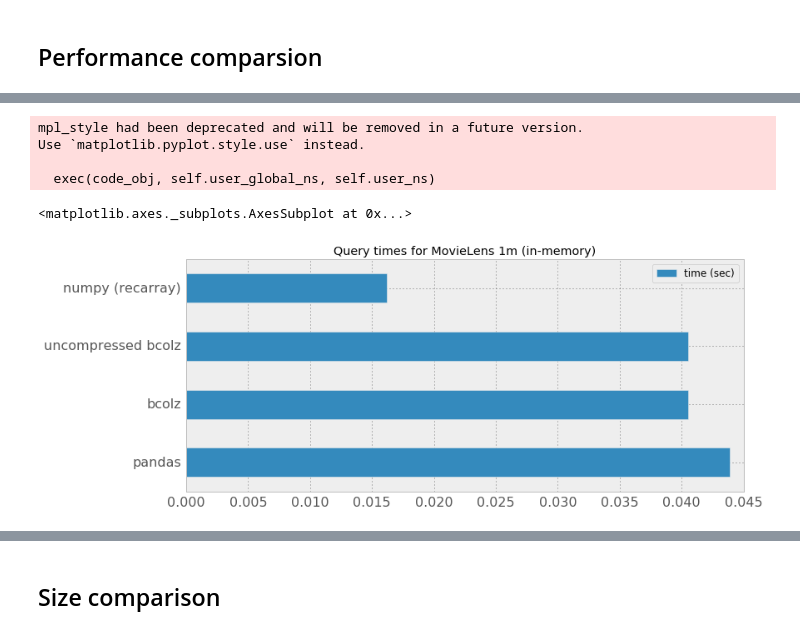
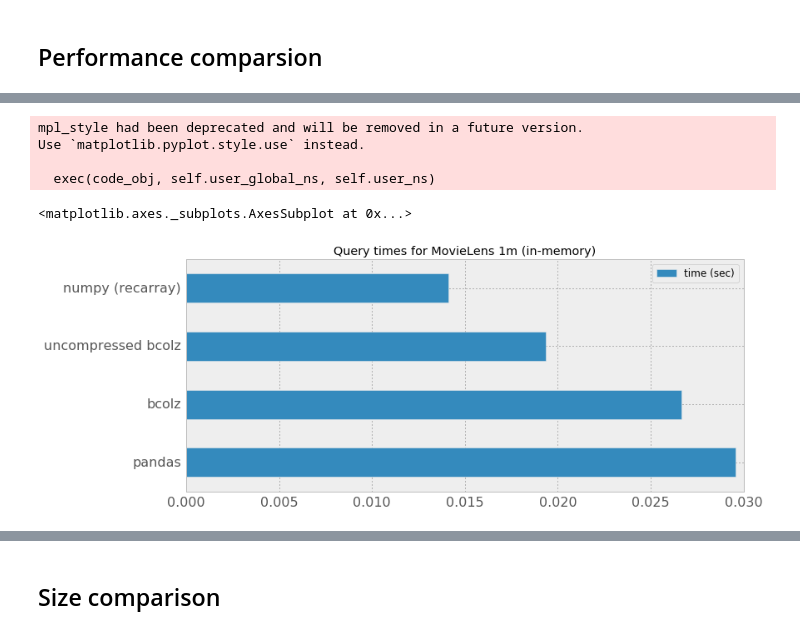
Before and after one commit to FrancescAlted/DataContainersTutorials, a Jupyter notebook: 3-In-Memory-Tables.ipynb, the cells around one changed output, grey strips where cells are left out. Cells and saved outputs as stored; diff of their text form; code cells hidden in the pictures.

```diff
--- a/3-In-Memory-Tables.ipynb
+++ b/3-In-Memory-Tables.ipynb
@@ -258,6 +258,6 @@ In [27] used 0.000 MiB RAM in 0.006s, peaked 0.000 MiB above current, total RAM
 We can see that the space taken by an uncompressed bcolz container is very close to a pandas one.
 # %%
 # Querying a bcolz dataset
-resultz = [(r.nrow__, r.user_id) for r in zlens.where("(title == b'Tom and Huck (1995)') & (rating == 5)", outcols=['nrow__', 'user_id'])]
-t = %timeit -o [(r.nrow__, r.user_id) for r in zlens.where("(title == b'Tom and Huck (1995)') & (rating == 5)", outcols=['nrow__', 'user_id'])]
+resultz = [(r.nrow__, r.user_id) for r in uzlens.where("(title == b'Tom and Huck (1995)') & (rating == 5)", outcols=['nrow__', 'user_id'])]
+t = %timeit -o [(r.nrow__, r.user_id) for r in uzlens.where("(title == b'Tom and Huck (1995)') & (rating == 5)", outcols=['nrow__', 'user_id'])]
 # %% [output]
@@ -337,13 +337,13 @@ In [38] used 7.523 MiB RAM in 0.167s, peaked 0.000 MiB above current, total RAM
 # %%
 # Query times
 labels = ["pandas", "bcolz", "uncompressed bcolz", "numpy (recarray)"]
-df = pd.DataFrame({'time (sec)': [qtime_pandas, qtime_bcolz, qtime_bcolz, qtime_numpy]}, index=labels)
+df = pd.DataFrame({'time (sec)': [qtime_pandas, qtime_bcolz, qtime_ubcolz, qtime_numpy]}, index=labels)
 pd.options.display.mpl_style = 'default'
 df.plot(kind='barh', figsize=(12,5), fontsize=16, title="Query times for MovieLens 1m (in-memory)")
 # %% [output]
 mpl_style had been deprecated and will be removed in a future version.
 Use `matplotlib.pyplot.style.use` instead.
 
   exec(code_obj, self.user_global_ns, self.user_ns)
 <matplotlib.axes._subplots.AxesSubplot at 0x...>
-[figure, old version]
+[figure, new version]
```
Also changed, not shown: parts of 40 cells of this notebook.
